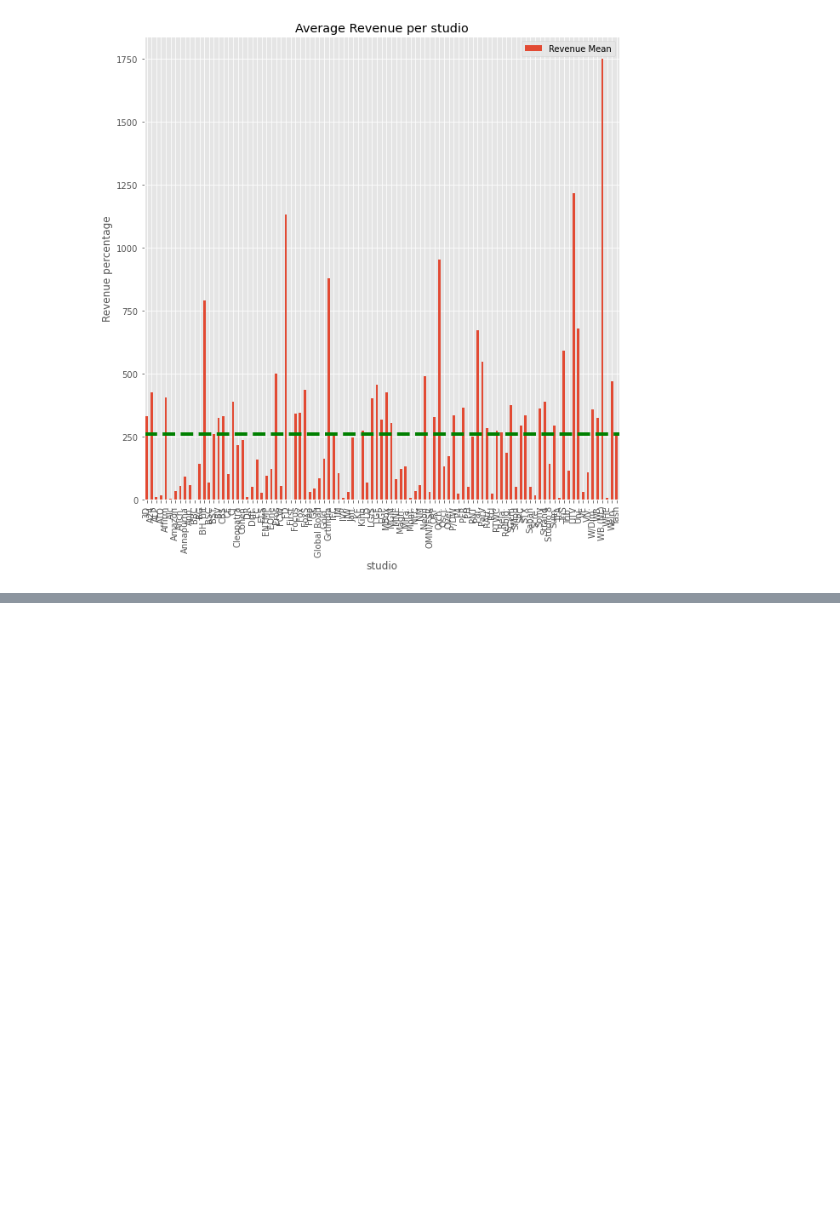
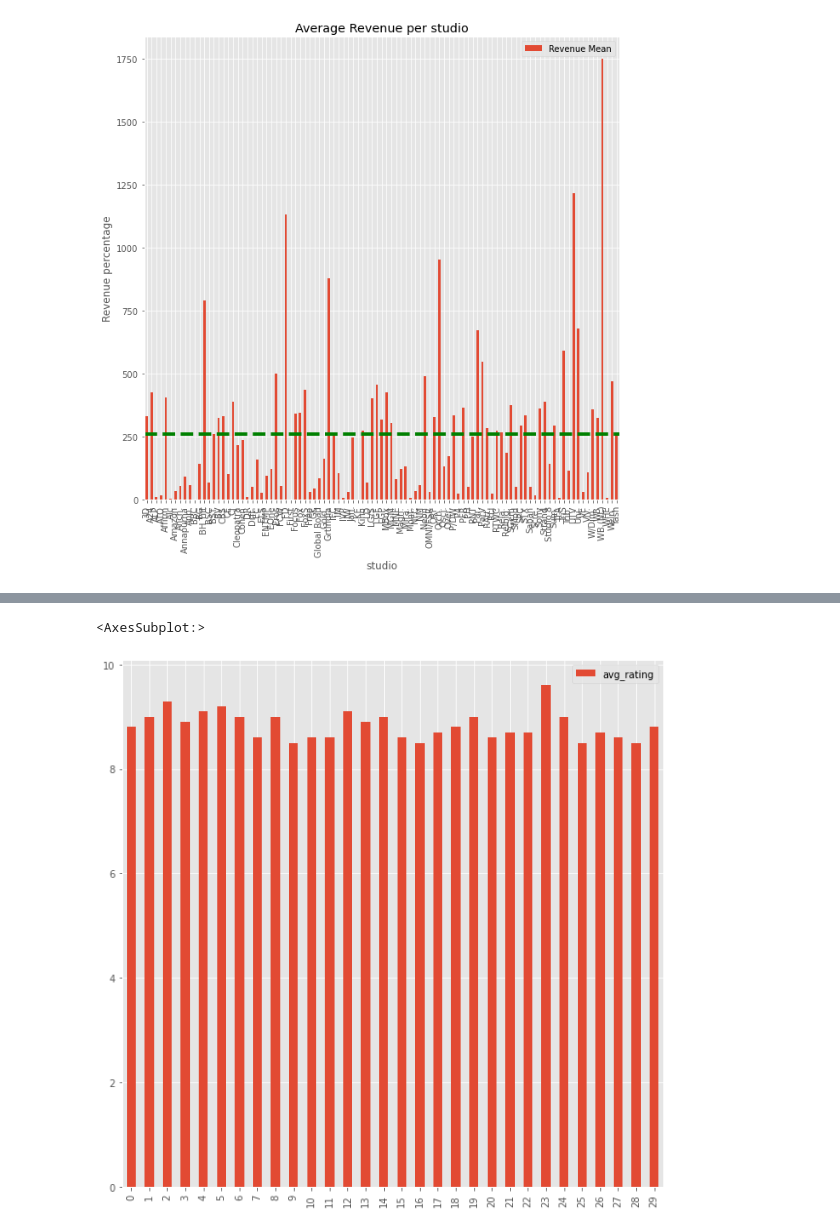
Before and after one commit to QuinnGrigsby/Capstone_Git-ing_it_done_MovieInformation, a Jupyter notebook: Data Understanding.ipynb, the cells around one changed output, grey strips where cells are left out. Saved outputs shown, nothing was run; the diff lists cells and outputs as text; code cells hidden in the pictures; blank space fills up the shorter version.

```diff
--- a/Data Understanding.ipynb
+++ b/Data Understanding.ipynb
@@ -198,3 +224,17 @@ with zipfile.ZipFile("zippedData/im.db.zip", "r") as zObject:
 # %%
 conn = sqlite3.connect("im.db")
 cur = conn.cursor()
+# %%
+q= pd.read_sql("""
+SELECT averagerating as avg_rating, person_id
+FROM movie_ratings
+JOIN directors
+    USING (movie_id)
+WHERE averagerating >= 8.5
+ORDER BY avg_rating DESC
+;
+""", conn)
+q
+#imdb_movie_ratings = imdb_movie_ratings[imdb_movie_ratings["person_id"].str.contains("None") == False]
+#data_for_analysis_by_rating = imdb_movie_ratings.groupby(by="person_id", as_index=False).mean() top_30_by_rating = data_for_analysis_by_rating.iloc[:30]
+#print(top_30_by_rating)
@@ -214,3 +276,12 @@ FROM directors
+# %%
+#Merging rating with directors
+directors_rating = q.merge (d, on="person_id", how="left")
+data_for_analysis_by_rating = directors_rating.groupby(by="primary_name", as_index=False).mean()
+top_30_by_rating = data_for_analysis_by_rating.iloc[:30]
+top_30_by_rating.plot.bar()
+# %% [output]
+<AxesSubplot:>
+[figure, added]
 # %%
 df = pd.read_sql("""SELECT * FROM movie_ratings, movie_basics ;""", conn)
 df
```
Also changed, not shown: parts of 6 cells of this notebook.
